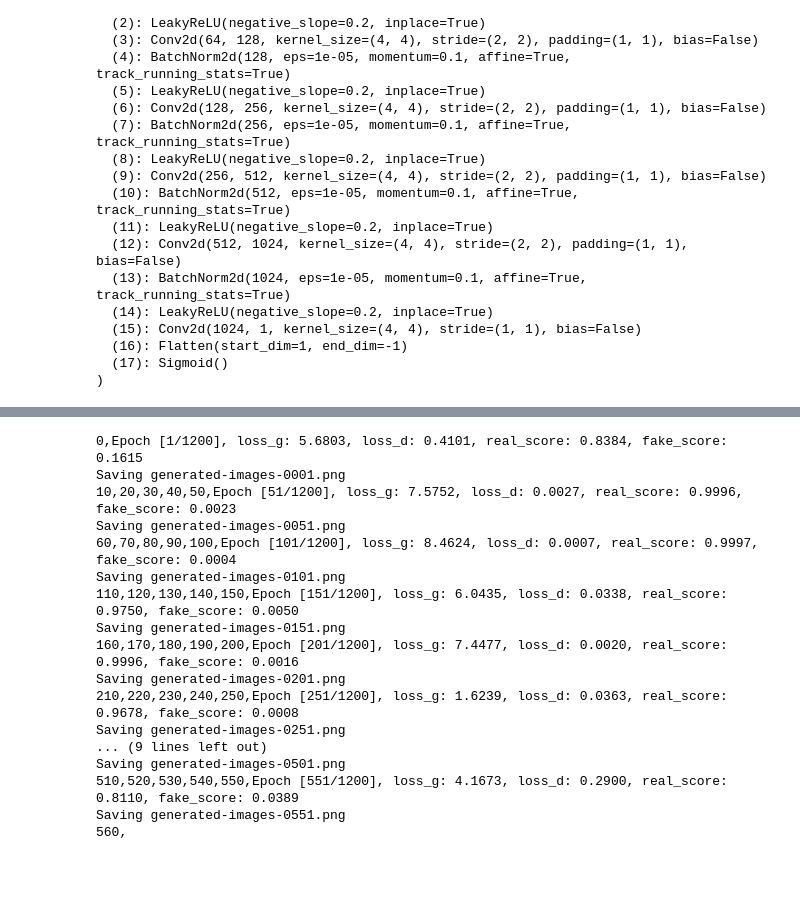
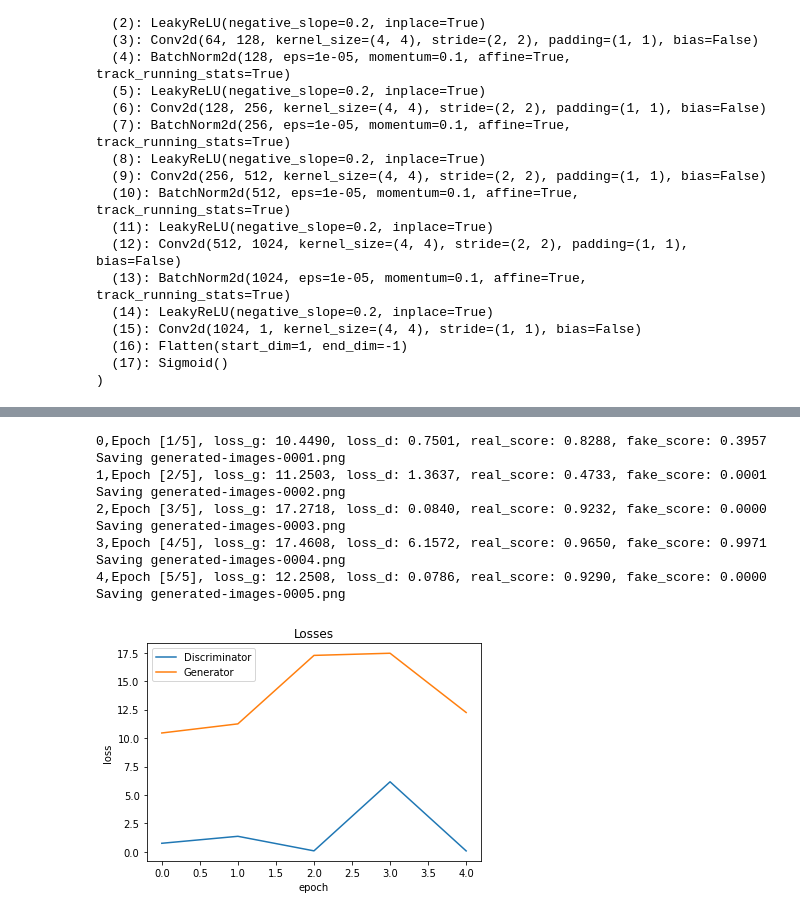
Before and after one commit to TienLungSun/PyTorch-deep-learning, a Jupyter notebook: 8.1. GAN.ipynb, the cells around one changed output, grey strips where cells are left out. Cells and saved outputs as stored; diff of their text form; code cells hidden in the pictures; blank space fills up the shorter version.

```diff
--- a/8.1. GAN.ipynb
+++ b/8.1. GAN.ipynb
@@ -278,7 +322,7 @@ lr = 0.0002
 opt_d = torch.optim.Adam(discriminator.parameters(), lr=lr, betas=(0.5, 0.999))
 opt_g = torch.optim.Adam(generator.parameters(), lr=lr, betas=(0.5, 0.999))
 # %%
-epochs =1200
+epochs = 50000 #for real training, try 50000
 start_idx=1
 # %%
 fixed_latent = torch.randn(64, latent_size, 1, 1, device=device)
@@ -305,21 +350,14 @@ for epoch in range(epochs):
     # Save generated images
     save_samples(epoch+start_idx, fixed_latent, show=False)
 # %% [output]
-0,Epoch [1/1200], loss_g: 5.6803, loss_d: 0.4101, real_score: 0.8384, fake_score: 0.1615
+0,Epoch [1/5], loss_g: 10.4490, loss_d: 0.7501, real_score: 0.8288, fake_score: 0.3957
 Saving generated-images-0001.png
-10,20,30,40,50,Epoch [51/1200], loss_g: 7.5752, loss_d: 0.0027, real_score: 0.9996, fake_score: 0.0023
-Saving generated-images-0051.png
-60,70,80,90,100,Epoch [101/1200], loss_g: 8.4624, loss_d: 0.0007, real_score: 0.9997, fake_score: 0.0004
-Saving generated-images-0101.png
-110,120,130,140,150,Epoch [151/1200], loss_g: 6.0435, loss_d: 0.0338, real_score: 0.9750, fake_score: 0.0050
-Saving generated-images-0151.png
-160,170,180,190,200,Epoch [201/1200], loss_g: 7.4477, loss_d: 0.0020, real_score: 0.9996, fake_score: 0.0016
-Saving generated-images-0201.png
-210,220,230,240,250,Epoch [251/1200], loss_g: 1.6239, loss_d: 0.0363, real_score: 0.9678, fake_score: 0.0008
-Saving generated-images-0251.png
-... (9 lines left out)
-Saving generated-images-0501.png
-510,520,530,540,550,Epoch [551/1200], loss_g: 4.1673, loss_d: 0.2900, real_score: 0.8110, fake_score: 0.0389
-Saving generated-images-0551.png
-560,
+1,Epoch [2/5], loss_g: 11.2503, loss_d: 1.3637, real_score: 0.4733, fake_score: 0.0001
+Saving generated-images-0002.png
+2,Epoch [3/5], loss_g: 17.2718, loss_d: 0.0840, real_score: 0.9232, fake_score: 0.0000
+Saving generated-images-0003.png
+3,Epoch [4/5], loss_g: 17.4608, loss_d: 6.1572, real_score: 0.9650, fake_score: 0.9971
+Saving generated-images-0004.png
+4,Epoch [5/5], loss_g: 12.2508, loss_d: 0.0786, real_score: 0.9290, fake_score: 0.0000
+Saving generated-images-0005.png
 # %%
@@ -334,8 +379,10 @@ out.release()
 # %%
-fig=plt.figure(figsize=(18, 6))
+#fig=plt.figure(figsize=(12, 6))
 plt.plot(losses_d, '-')
 plt.plot(losses_g, '-')
 plt.xlabel('epoch')
 plt.ylabel('loss')
 plt.legend(['Discriminator', 'Generator'])
 plt.title('Losses');
+# %% [output]
+[figure, added]
```
Also changed, not shown: parts of 31 cells of this notebook.
